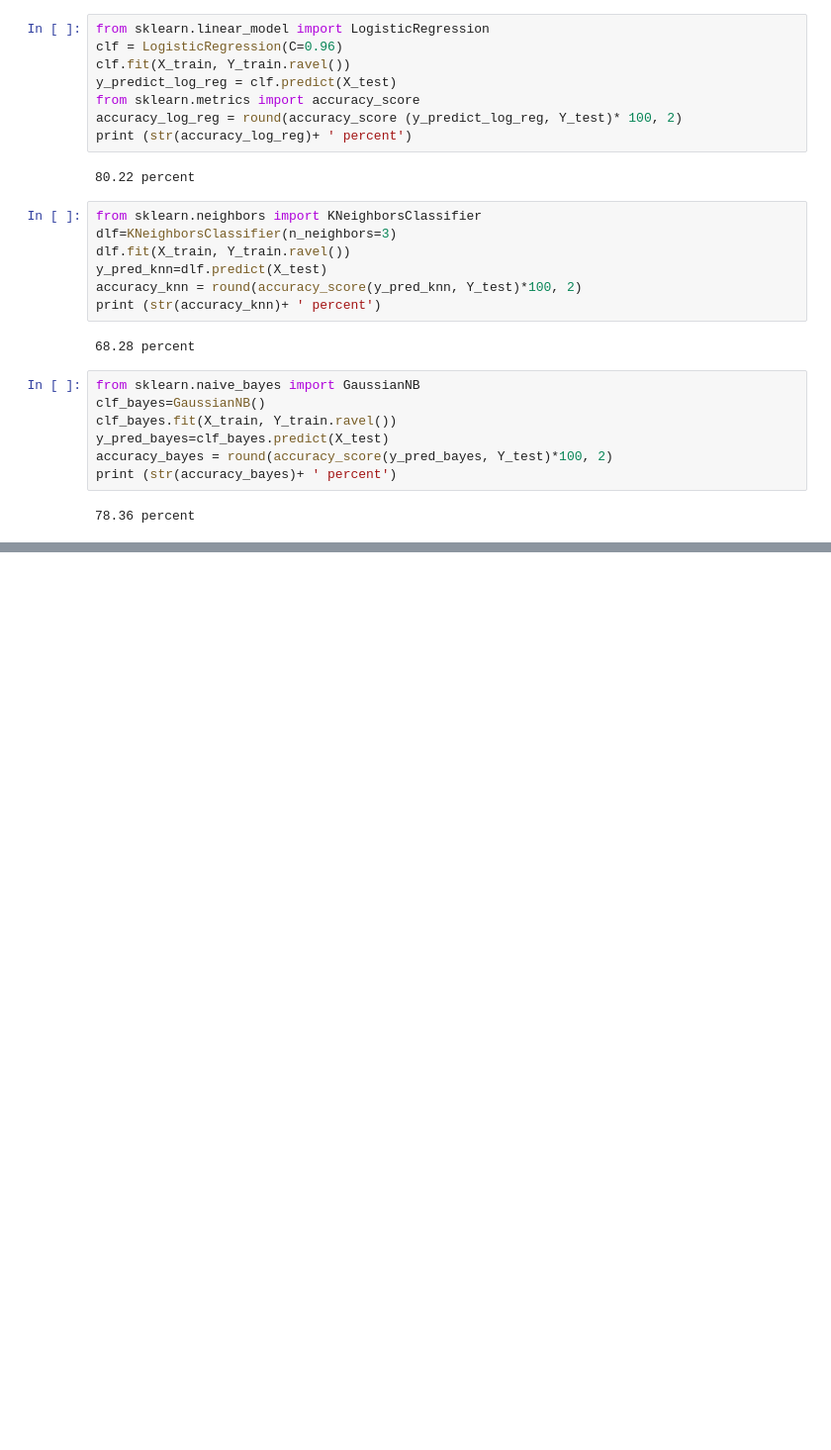
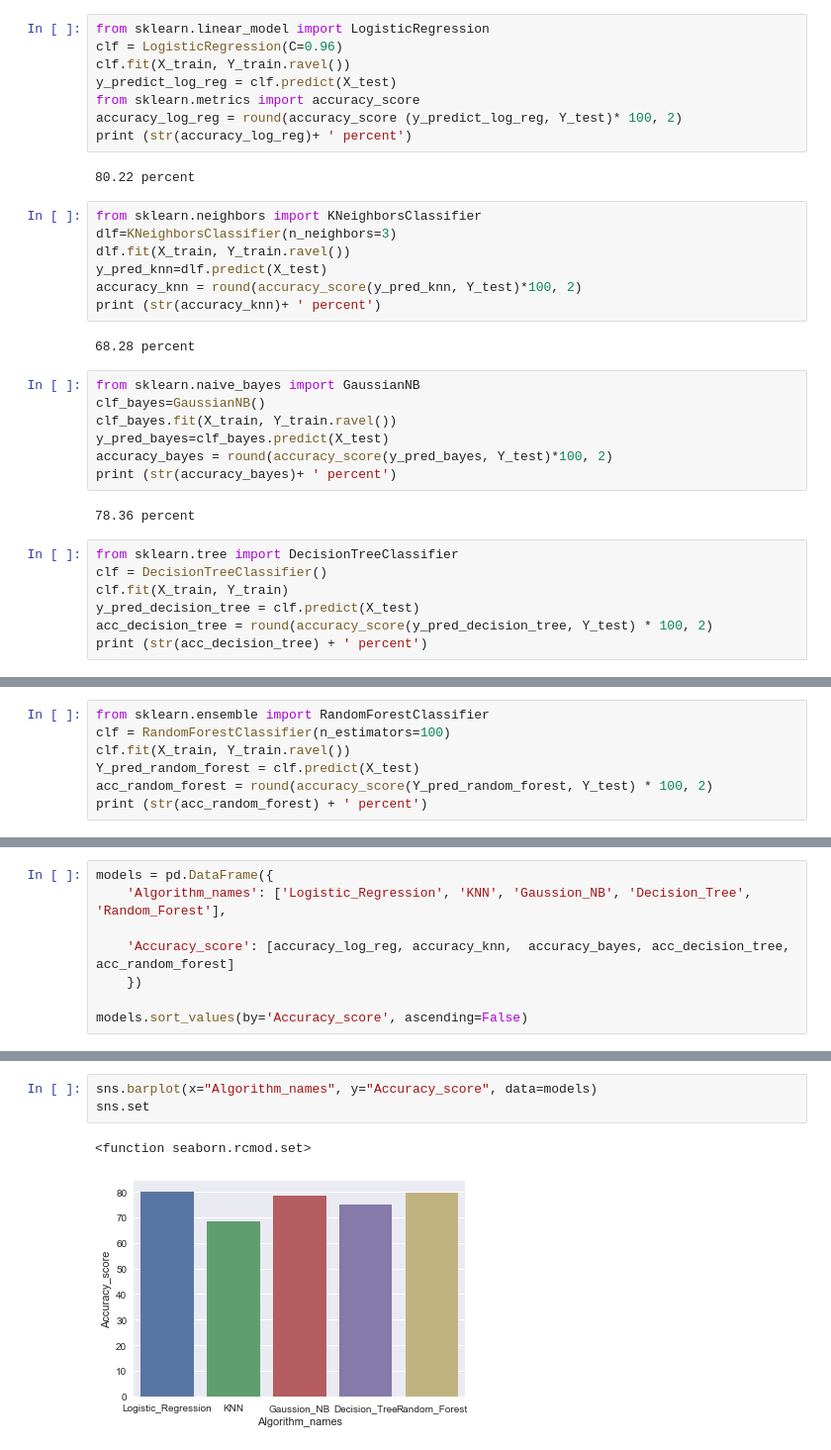
Before and after one commit to dchauhan319/the_titanic, a Jupyter notebook: Untitled.ipynb, the cells around one changed output, grey strips where cells are left out. Shown at 99% size. Cells and saved outputs as stored; diff of their text form; blank space fills up the shorter version.

```diff
--- a/Untitled.ipynb
+++ b/Untitled.ipynb
@@ -338,3 +338,10 @@ accuracy_bayes = round(accuracy_score(y_pred_bayes, Y_test)*100, 2)
 print (str(accuracy_bayes)+ ' percent')
 # %% [output]
 78.36 percent
+# %%
+from sklearn.tree import DecisionTreeClassifier
+clf = DecisionTreeClassifier()
+clf.fit(X_train, Y_train)
+y_pred_decision_tree = clf.predict(X_test)
+acc_decision_tree = round(accuracy_score(y_pred_decision_tree, Y_test) * 100, 2)
+print (str(acc_decision_tree) + ' percent')
@@ -340,0 +350,7 @@ print (str(accuracy_bayes)+ ' percent')
+# %%
+from sklearn.ensemble import RandomForestClassifier
+clf = RandomForestClassifier(n_estimators=100)
+clf.fit(X_train, Y_train.ravel())
+Y_pred_random_forest = clf.predict(X_test)
+acc_random_forest = round(accuracy_score(Y_pred_random_forest, Y_test) * 100, 2)
+print (str(acc_random_forest) + ' percent')
@@ -340,0 +359,8 @@ print (str(accuracy_bayes)+ ' percent')
+# %%
+models = pd.DataFrame({
+    'Algorithm_names': ['Logistic_Regression', 'KNN', 'Gaussion_NB', 'Decision_Tree', 'Random_Forest'],
+
+    'Accuracy_score': [accuracy_log_reg, accuracy_knn,  accuracy_bayes, acc_decision_tree,  acc_random_forest]
+    })
+
+models.sort_values(by='Accuracy_score', ascending=False)
@@ -340,0 +389,6 @@ print (str(accuracy_bayes)+ ' percent')
+# %%
+sns.barplot(x="Algorithm_names", y="Accuracy_score", data=models)
+sns.set
+# %% [output]
+<function seaborn.rcmod.set>
+[figure, added]
```
Also changed, not shown: parts of 6 cells of this notebook.
